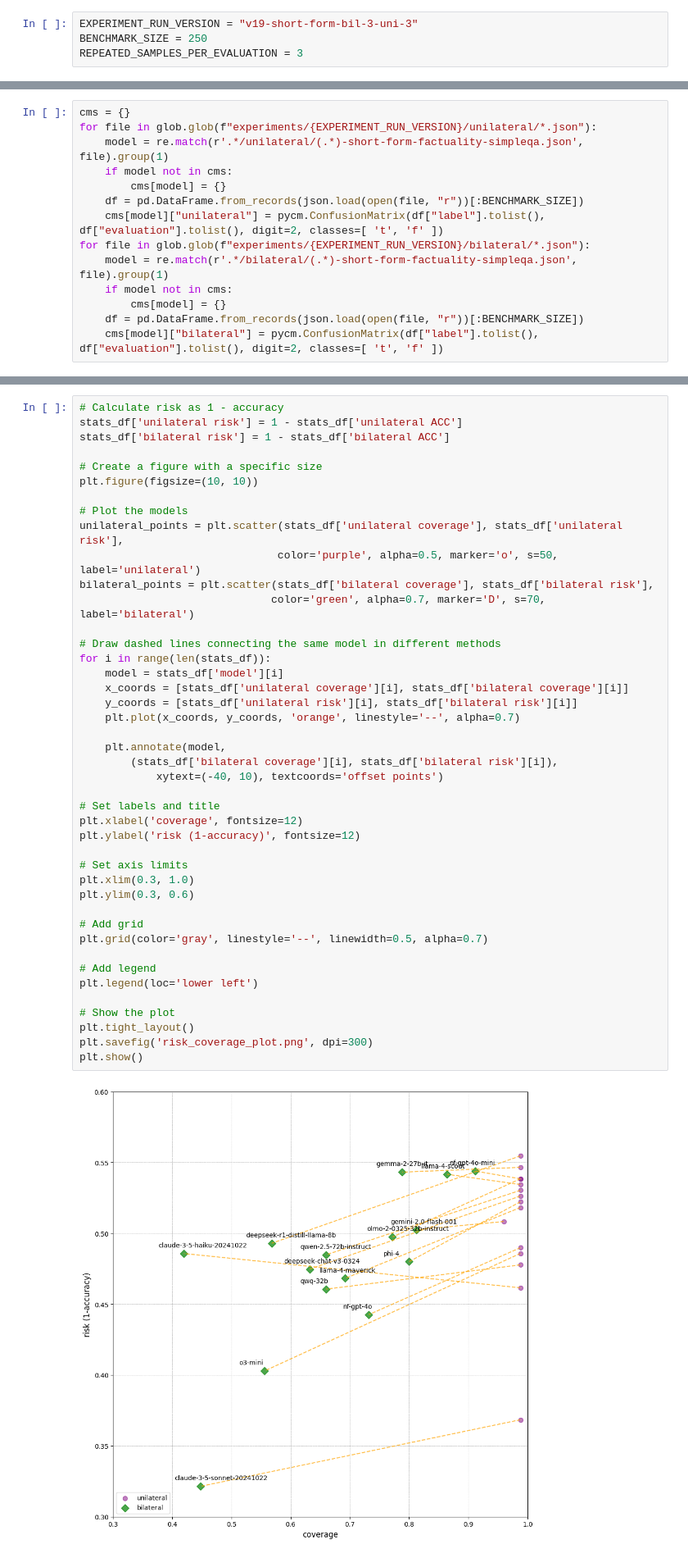
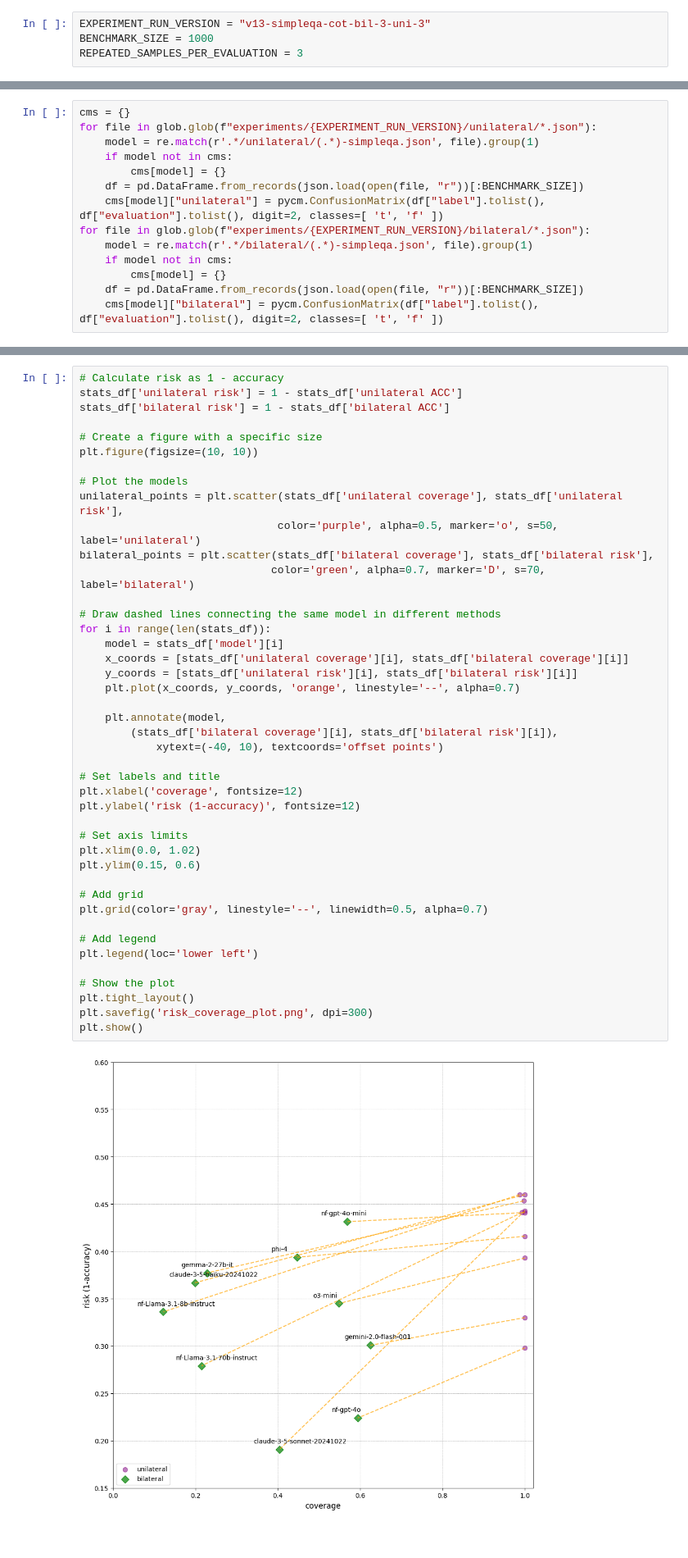
Before and after one commit to bradleypallen/bilateral-factuality-evaluation, a Jupyter notebook: results_balanced.ipynb, the cells around one changed output, grey strips where cells are left out. Shown at 82% size. Cells and saved outputs as stored; diff of their text form.

```diff
--- a/results_balanced.ipynb
+++ b/results_balanced.ipynb
@@ -2,8 +2,8 @@
 import json, glob, re, pycm, pandas as pd, numpy as np, seaborn as sns, matplotlib.pyplot as plt, scipy.stats as stats
 from IPython.display import display, Markdown
 # %%
-EXPERIMENT_RUN_VERSION = "v19-short-form-bil-3-uni-3"
-BENCHMARK_SIZE = 250
+EXPERIMENT_RUN_VERSION = "v13-simpleqa-cot-bil-3-uni-3"
+BENCHMARK_SIZE = 1000
 REPEATED_SAMPLES_PER_EVALUATION = 3
 # %%
 def display_cms(cms):
@@ -189,13 +189,13 @@ def plot_tv_distributions(df):
 # %%
 cms = {}
 for file in glob.glob(f"experiments/{EXPERIMENT_RUN_VERSION}/unilateral/*.json"):
-    model = re.match(r'.*/unilateral/(.*)-short-form-factuality-simpleqa.json', file).group(1)
+    model = re.match(r'.*/unilateral/(.*)-simpleqa.json', file).group(1)
     if model not in cms:
         cms[model] = {}
     df = pd.DataFrame.from_records(json.load(open(file, "r"))[:BENCHMARK_SIZE])
     cms[model]["unilateral"] = pycm.ConfusionMatrix(df["label"].tolist(), df["evaluation"].tolist(), digit=2, classes=[ 't', 'f' ])
 for file in glob.glob(f"experiments/{EXPERIMENT_RUN_VERSION}/bilateral/*.json"):
-    model = re.match(r'.*/bilateral/(.*)-short-form-factuality-simpleqa.json', file).group(1)
+    model = re.match(r'.*/bilateral/(.*)-simpleqa.json', file).group(1)
     if model not in cms:
         cms[model] = {}
     df = pd.DataFrame.from_records(json.load(open(file, "r"))[:BENCHMARK_SIZE])
@@ -445,33 +433,33 @@ bilateral_points = plt.scatter(stats_df['bilateral coverage'], stats_df['bilater
                               color='green', alpha=0.7, marker='D', s=70, label='bilateral')
 
 # Draw dashed lines connecting the same model in different methods
 for i in range(len(stats_df)):
     model = stats_df['model'][i]
     x_coords = [stats_df['unilateral coverage'][i], stats_df['bilateral coverage'][i]]
     y_coords = [stats_df['unilateral risk'][i], stats_df['bilateral risk'][i]]
     plt.plot(x_coords, y_coords, 'orange', linestyle='--', alpha=0.7)
 
     plt.annotate(model,
         (stats_df['bilateral coverage'][i], stats_df['bilateral risk'][i]),
             xytext=(-40, 10), textcoords='offset points')
 
 # Set labels and title
 plt.xlabel('coverage', fontsize=12)
 plt.ylabel('risk (1-accuracy)', fontsize=12)
 
 # Set axis limits
-plt.xlim(0.3, 1.0)
-plt.ylim(0.3, 0.6)
+plt.xlim(0.0, 1.02)
+plt.ylim(0.15, 0.6)
 
 # Add grid
 plt.grid(color='gray', linestyle='--', linewidth=0.5, alpha=0.7)
 
 # Add legend
 plt.legend(loc='lower left')
 
 # Show the plot
 plt.tight_layout()
 plt.savefig('risk_coverage_plot.png', dpi=300)
 plt.show()
 # %% [output]
-[figure, old version]
+[figure, new version]
```
Also changed, not shown: parts of 3 cells of this notebook, 4 other files.
